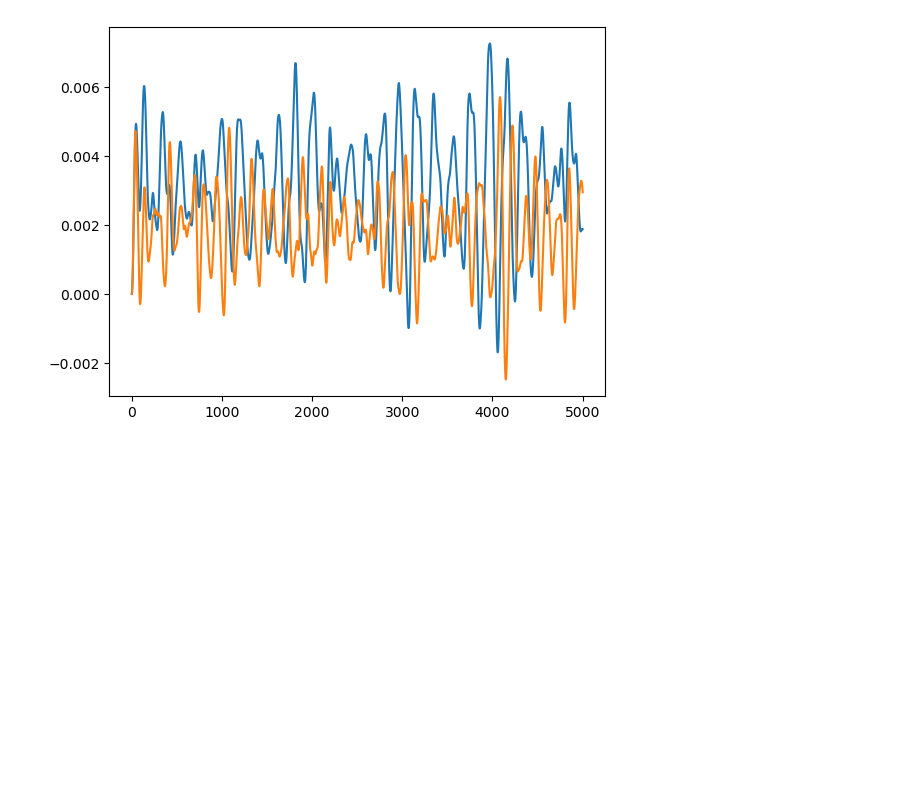
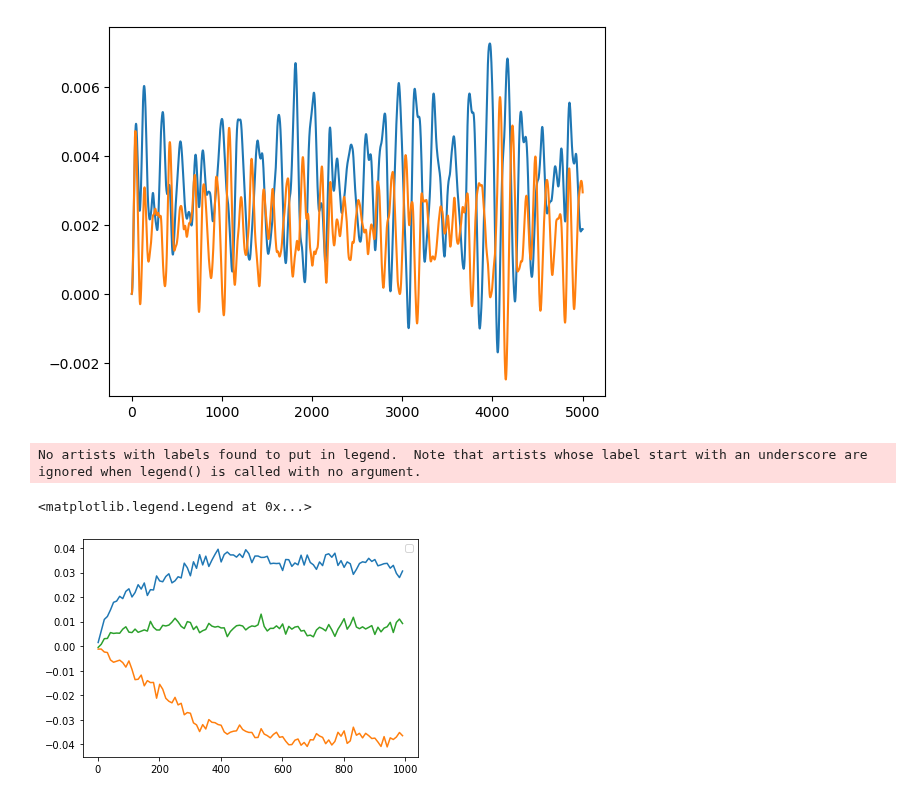
Before and after one commit to HE-RU10/ga2o3, a Jupyter notebook: Untitled1.ipynb, the cells around one changed output. Drawn from its saved outputs; the diff is of its cells as text; code cells hidden in the pictures; blank space fills up the shorter version.

```diff
--- a/Untitled1.ipynb
+++ b/Untitled1.ipynb
@@ -65,3 +65,32 @@ plt.plot((log.get("Ly")-log.get("Ly")[0])/log.get("Ly")[0])
 # %% [output]
 [<matplotlib.lines.Line2D at 0x...>]
 [figure]
+# %%
+path='/home/heruhe/Desktop/Ga2o3/Frenkelpair/GaFPA/GaFP_nvt/nptlog'
+colors=['#1f77b4', '#ff7f0e', 'g', 'r', (0.5, 0.2, 0.8), (0.2, 0.6, 0.5, 0.8), 'y']
+j=0
+sx=[]
+sy=[]
+sz=[]
+fpl=[i for i in range(1,1000,10)]
+for i in fpl:
+    fn=path+'/npt_{}.log'.format(i)
+    log = lammps_logfile.File(fn)
+    strainx=(log.get("Lx")-log.get("Lx")[0])/log.get("Lx")[0]
+    mstrainx=sum(strainx[100:])/len(strainx[100:])
+    mstrainx=np.mean(strainx[100:])
+    strainy=(log.get("Ly")-log.get("Ly")[0])/log.get("Ly")[0]
+    mstrainy=sum(strainy[100:])/len(strainy[100:])
+    strainz=(log.get("Lz")-log.get("Lz")[0])/log.get("Lz")[0]
+    mstrainz=sum(strainz[100:])/len(strainz[100:])
+    sx.append(mstrainx)
+    sy.append(mstrainy)
+    sz.append(mstrainz)
+plt.plot(fpl,sx)
+plt.plot(fpl,sy)
+plt.plot(fpl,sz)
+plt.legend()
+# %% [output]
+No artists with labels found to put in legend.  Note that artists whose label start with an underscore are ignored when legend() is called with no argument.
+<matplotlib.legend.Legend at 0x...>
+[figure, added]
```
Also changed, not shown: parts of 5 cells of this notebook.
